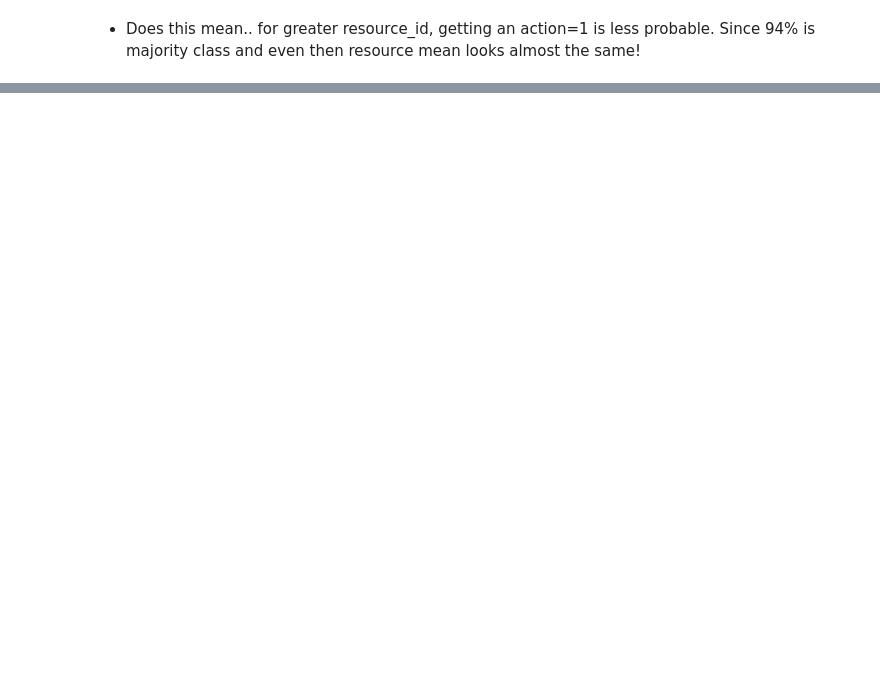
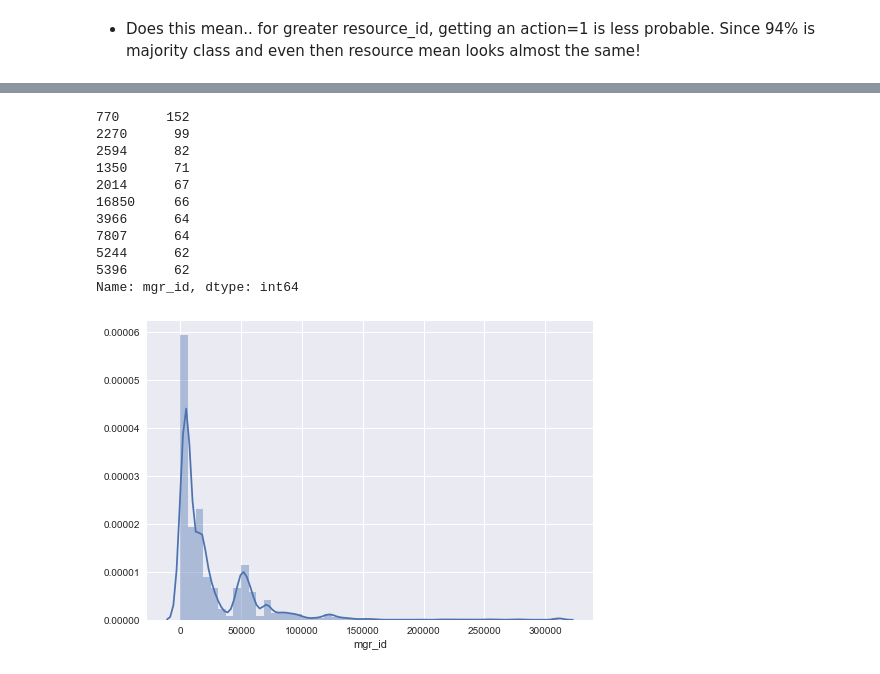
Before and after one commit to Saikiran5669/Amazon-Employee-Access-Challenge, a Jupyter notebook: Amazon-Employee-Access-Challenge.ipynb, the cells around one changed output, grey strips where cells are left out. Cells and saved outputs as stored; diff of their text form; code cells hidden in the pictures; blank space fills up the shorter version.

```diff
--- a/Amazon-Employee-Access-Challenge.ipynb
+++ b/Amazon-Employee-Access-Challenge.ipynb
@@ -18,3 +17,22 @@ from __future__ import division
+# %%
+import pandas as pd
+from __future__ import division
+import numpy as np
+import pandas as pd
+from scipy import stats, integrate
+import matplotlib.pyplot as plt
+%matplotlib inline
+import seaborn as sns
+sns.set(style="whitegrid", color_codes=True)
+from sklearn.preprocessing import label_binarize
+from sklearn.dummy import DummyClassifier
+from sklearn.metrics import roc_curve, auc, f1_score, accuracy_score, confusion_matrix,precision_recall_curve
+from sklearn.cross_validation import KFold, StratifiedKFold, cross_val_score
+from sklearn.tree import DecisionTreeClassifier
+from sklearn.linear_model import LogisticRegression
+from sklearn.ensemble import RandomForestClassifier
+
+from scipy import interp
 # %%
 train = pd.read_csv('train.csv')
 # %%
@@ -108,0 +326,16 @@ amazon-employee-access-challenge
+# %%
+sns.distplot(train['mgr_id']);
+train['mgr_id'].value_counts()[0:10]
+# %% [output]
+770      152
+2270      99
+2594      82
+1350      71
+2014      67
+16850     66
+3966      64
+7807      64
+5244      62
+5396      62
+Name: mgr_id, dtype: int64
+[figure, added]
```
Also changed, not shown: parts of 61 cells of this notebook.
